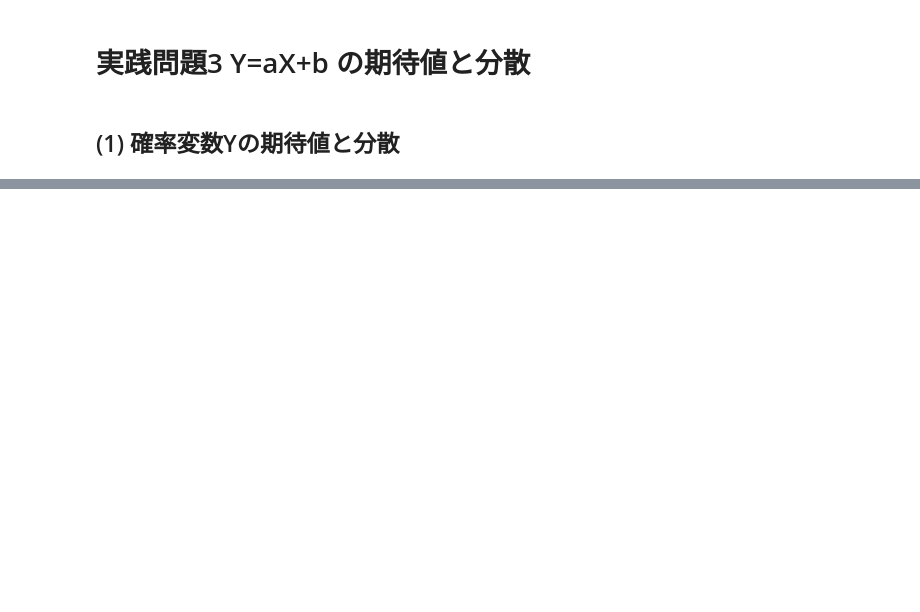
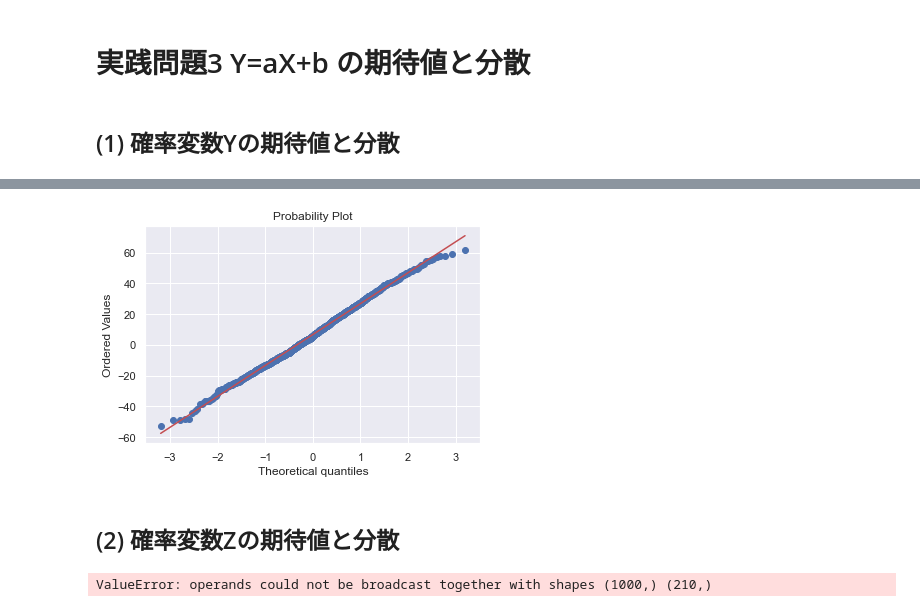
Before and after one commit to RTstudy/StatisticsStudy, a Jupyter notebook: exercise_03/exercise_03-2_matsudo840.ipynb, the cells around one changed output, grey strips where cells are left out. Drawn from its saved outputs; the diff is of its cells as text; code cells hidden in the pictures; blank space fills up the shorter version.

```diff
--- a/exercise_03/exercise_03-2_matsudo840.ipynb
+++ b/exercise_03/exercise_03-2_matsudo840.ipynb
@@ -37,0 +51,15 @@ sns.distplot(Y);
+# %%
+# 正規性を見るためのQ-Qプロット
+qqplot(Y)
+# %% [output]
+[figure, added]
+# %% [markdown]
+## (2) 確率変数Zの期待値と分散
+# %%
+# sigma = 1.0に固定
+myu = np.arange(start=-10,stop=11,step=0.1)
+Z = X-myu/1.0
+# df_myu = pd.DataFrame(myu, np.mean(X-myu/1.0))
+# sns.scatterplot(df_myu)
+# %% [output]
+ValueError: operands could not be broadcast together with shapes (1000,) (210,)
```
Also changed, not shown: parts of 9 cells of this notebook.
